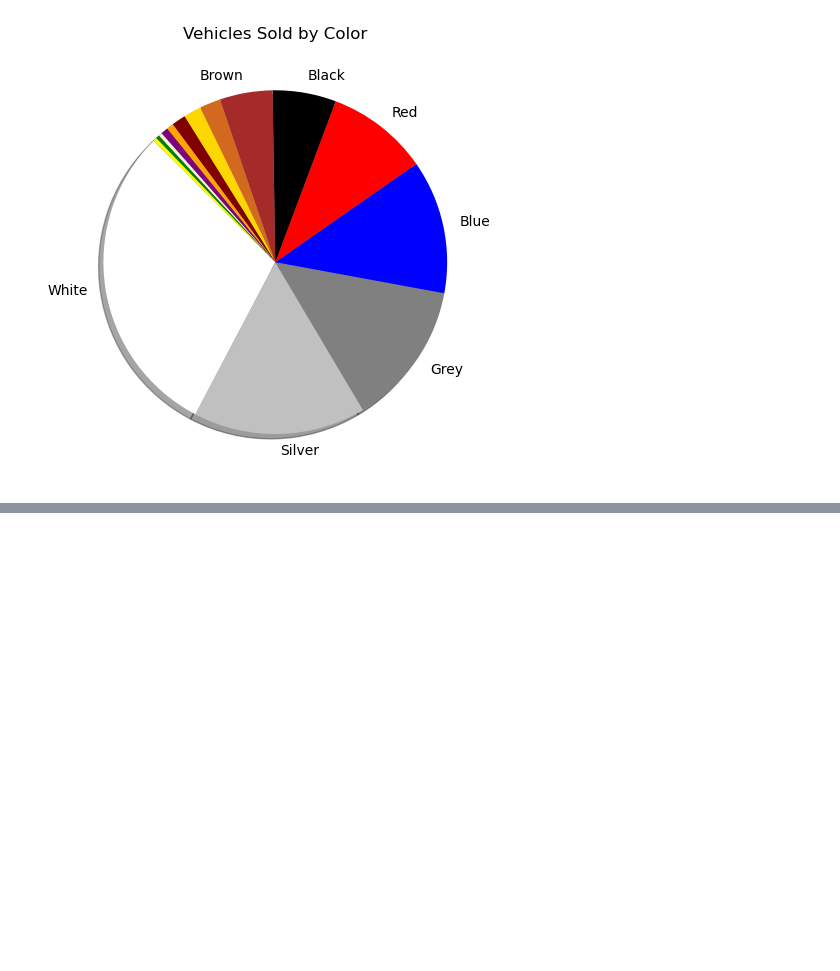
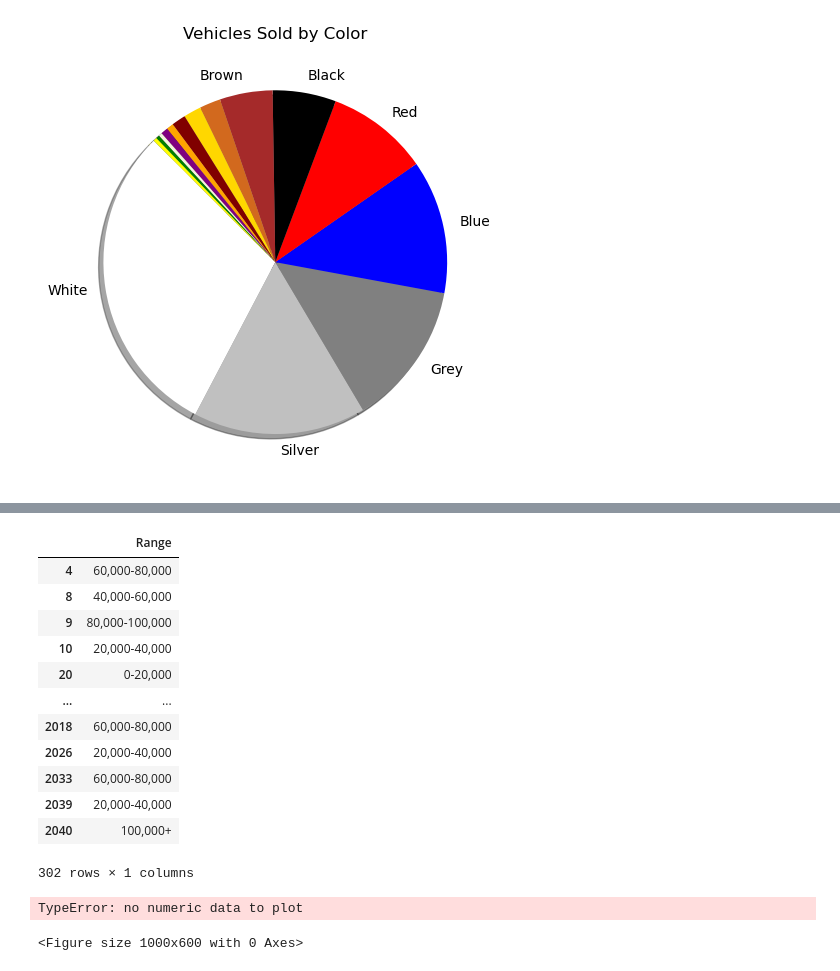
Before and after one commit to cassiegraf/project1, a Jupyter notebook: analysis/analysis.ipynb, the cells around one changed output, grey strips where cells are left out. Cells and saved outputs as stored; diff of their text form; code cells hidden in the pictures; blank space fills up the shorter version.

```diff
--- a/analysis/analysis.ipynb
+++ b/analysis/analysis.ipynb
@@ -171,0 +217,36 @@ plt.savefig("../analysis/ColorBar.png", dpi=150)
+# %%
+kilo_cols = clean_car[["Range"]]
+kilo_cols
+# %% [output]
+|  | Range |
+| 4 | 60,000-80,000 |
+| 8 | 40,000-60,000 |
+| 9 | 80,000-100,000 |
+| 10 | 20,000-40,000 |
+| 20 | 0-20,000 |
+| ... | ... |
+| 2018 | 60,000-80,000 |
+| 2026 | 20,000-40,000 |
+| 2033 | 60,000-80,000 |
+| 2039 | 20,000-40,000 |
+| 2040 | 100,000+ |
+302 rows × 1 columns
+# %%
+#need to figure out how to plot the range....
+#km_chart = kilo_cols.plot(kind="bar", facecolor='orange', alpha=0.5, figsize=(10,4),
+#                        title = "Vehicles Sold by Kilometers",
+#                        xlabel="Kilometers",
+#                        ylabel="Number of Sales")
+#xticklabels = kilo_cols.index
+#km_chart.set_xticklabels(xticklabels, rotation=45)
+
+plt.figure(figsize=(10,6))
+kilo_cols.plot(kind='bar')
+plt.title('Vehicles Sold by Kilometer')
+plt.xlabel('Kilometer')
+plt.ylabel('Number of Sales')
+#plt.tight_layout()
+#plt.savefig("../analysis/MakeBar.png", dpi=150)
+# %% [output]
+TypeError: no numeric data to plot
+<Figure size 1000x600 with 0 Axes>
```
Also changed, not shown: parts of 4 cells of this notebook, 1 other file.
